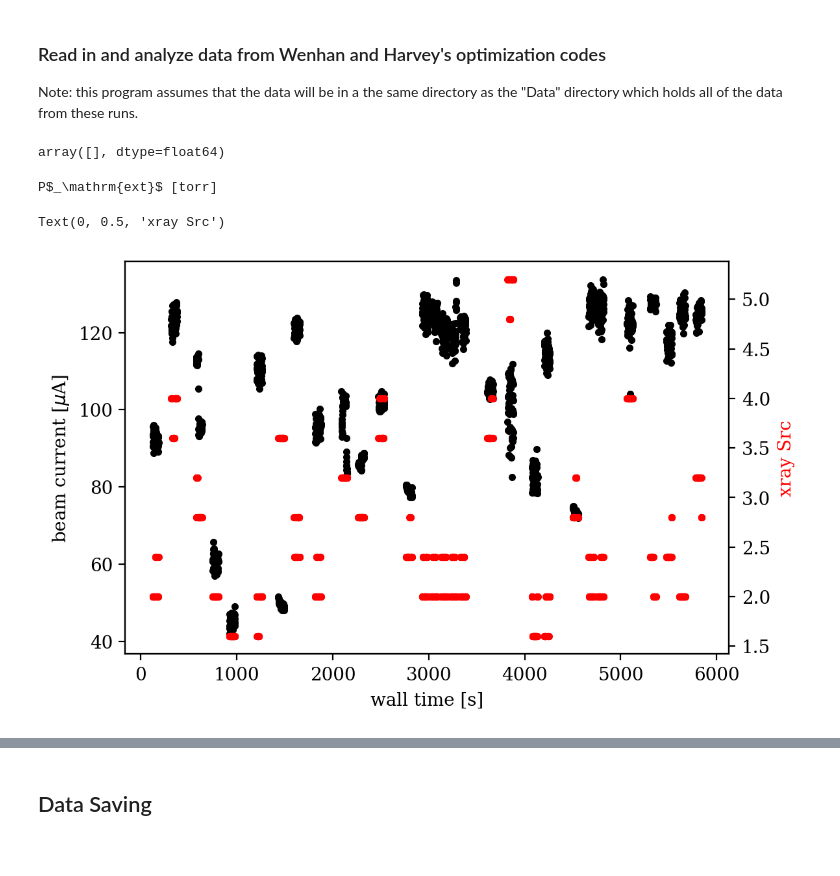
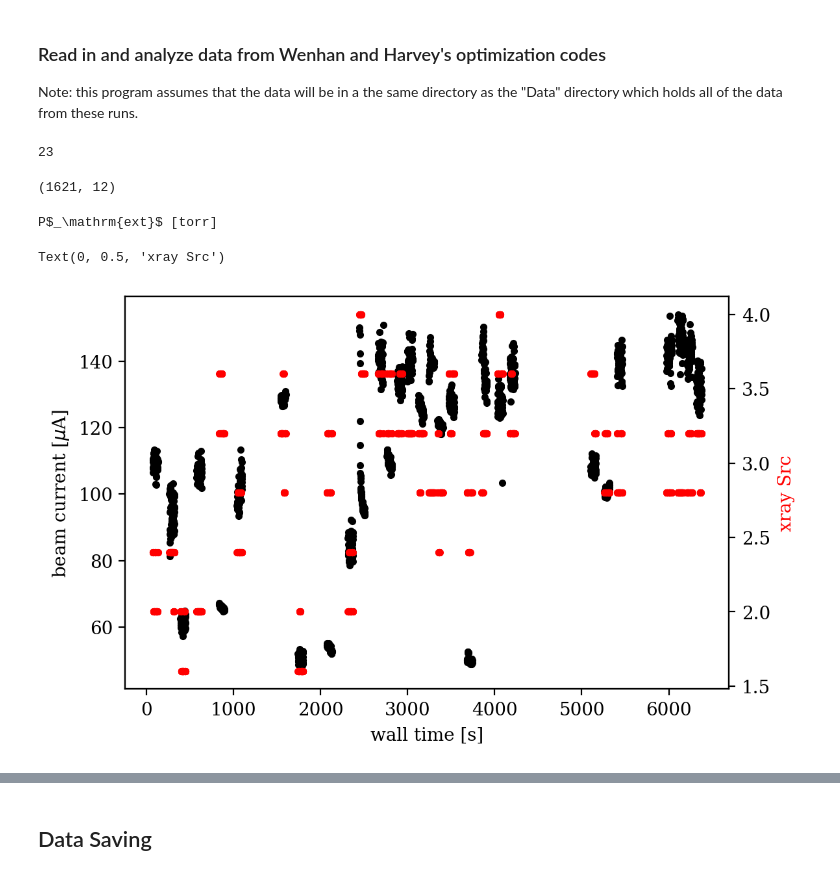
Before and after one commit to yubinhu/Venus-Exploration, a Jupyter notebook: AnalyzeRuns.ipynb, the cells around one changed output, grey strips where cells are left out. Cells and saved outputs as stored; diff of their text form; code cells hidden in the pictures.

Commit message:
Processed the 2nd run data

```diff
--- a/AnalyzeRuns.ipynb
+++ b/AnalyzeRuns.ipynb
@@ -62,7 +26,22 @@ for i, d in enumerate(otherdata):
-# %%
-dataset[11]
-# %% [output]
-array([], dtype=float64)
+# %%
+# Load all files starting with "mon" in the data_dir
+
+import os
+data_dir = "Data/"
+# data_dir = "Data/Second Run/"
+datafiles = [s for s in os.listdir(data_dir) if s[:3] == "mon" ]
+print(len(datafiles))
+
+dataset = {}
+for i in range(len(datafiles)):
+    datafile = datafiles[i]
+    dataset[i] = load_data(data_dir+datafile)
+# %% [output]
+23
+# %%
+dataset[1].shape
+# %% [output]
+(1621, 12)
 # %%
 labels = ['loop time [s]','wall time [s]',r'beam current [$\mu$A]','drain current [mA]','bias current[mA]',
           r'P$_\mathrm{inj}$ [torr]',r'P$_\mathrm{ext}$ [torr]',
@@ -71,43 +50,32 @@ labels = ['loop time [s]','wall time [s]',r'beam current [$\mu$A]','drain curren
 # %%
 # plot time history
 
 # 0: tloop 1: t wall, 2:Ifc, 3: drain I, 4: bias I, 5:Pinj, 6:Pext, 7:Iinj, 8:Iext, 9:Imid, 10:Isext, 11:xrayS
 setnum = 4
-if setnum==1: data=data1*1
-if setnum==2: data=data2*1
-if setnum==3: data=data3*1
-if setnum==4: data=data4*1
-if setnum==5: data=data5*1
-if setnum==6: data=data6*1
-if setnum==7: data=data7*1
-if setnum==8: data=data8*1
-if setnum==9: data=data9*1
-if setnum==10: data=data10*1
-if setnum==11: data=data11*1
-if setnum==12: data=data12*1
+data = dataset[setnum]
 
 xindex = 1
 yindex1 = 2
 yindex2 = 11
 
 fig, ax1 = plt.subplots()
 if yindex2>=0: two = 1
 if two == 1: ax2 = ax1.twinx()
 
 ax1.plot(data[:,xindex],data[:,yindex1],'k.')
 if two==1:
     ax2.plot(data[:,xindex],data[:,yindex2],'r.')
 
 ax1.set_xlabel(labels[xindex])
 ax1.set_ylabel(labels[yindex1])
 print((labels[6]))
 ax2.set_ylabel(labels[yindex2],color='r')
 #ax1.set_ylim([0,160])
 #if 0: savePNG('07_InjectionPressureVsRunNum')
 # %% [output]
 P$_\mathrm{ext}$ [torr]
 Text(0, 0.5, 'xray Src')
-[figure, old version]
+[figure, new version]
 # %%
 inewset=np.where(np.diff(data[:,0])<0)[0]
 # %%
```
Also changed, not shown: parts of 6 cells of this notebook, 27 other files.
